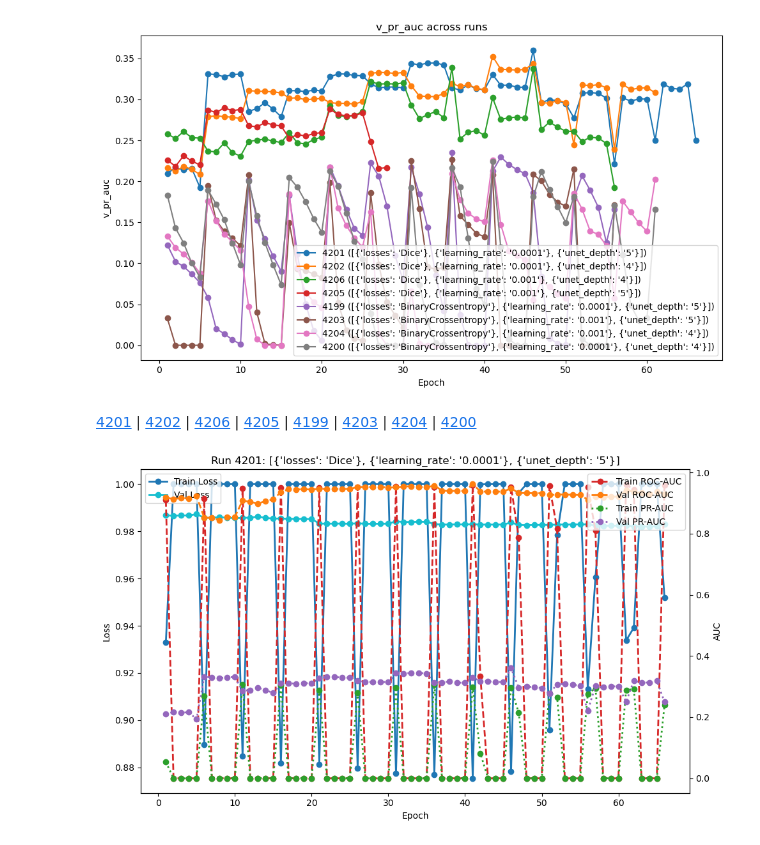
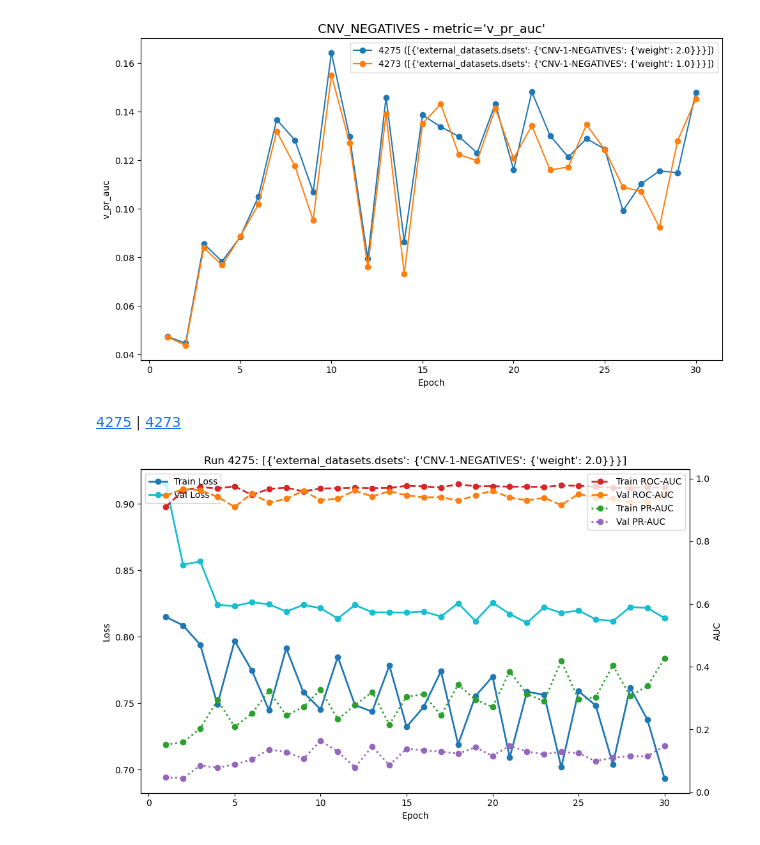
Before and after one commit to zuberek/jans_utils, a Jupyter notebook: py/notebooks/plot_metrics.ipynb, the cells around one changed output. Saved outputs shown, nothing was run; the diff lists cells and outputs as text; code cells hidden in the pictures.

Commit message:
expand cross metric plot

```diff
--- a/py/notebooks/plot_metrics.ipynb
+++ b/py/notebooks/plot_metrics.ipynb
@@ -1,5 +1,13 @@
 # %%
 from py import plot_metrics, plot_cross_metrics, collect_metrics
 from pathlib import Path
-log_dir = Path('/home/jdabrowski/code/diagnosing/out_dir/exp/DS_31-07-2025_CNV_NEGATIVES')
+log_dir = Path('/home/jdabrowski/code/diagnosing/out_dir/exp/CNV_NEGATIVES')
+# log_dir = Path('/home/jdabrowski/code/diagnosing/out_dir/exp/DS_31-07-2025_CNV_NEGATIVES3')
+label_params=[
+    # 'losses',
+    # 'learning_rate',
+    # 'unet_depth',
+    'external_datasets.dsets'
+]
+ignore_runs=[str(x) for x in range(4145, 4148)]
 # %%
@@ -26,9 +24,11 @@ df.drop(columns=['epoch', 'run_labels']).groupby('run').agg(['mean'])
 # %%
+df = collect_metrics(log_dir, label_params, ignore_runs)
 plot_cross_metrics(df, log_dir, metric='v_pr_auc')
 # %% [output]
-[figure, old version]
+[figure, new version]
-4201 | 4202 | 4206 | 4205 | 4199 | 4203 | 4204 | 4200
+4275 | 4273
 # %%
-plot_metrics(df, '4201')
+df = collect_metrics(log_dir, label_params, ignore_runs)
+plot_metrics(df, '4275')
 # %% [output]
-[figure, old version]
+[figure, new version]
```
Also changed, not shown: parts of 1 cell of this notebook, 7 other files.
